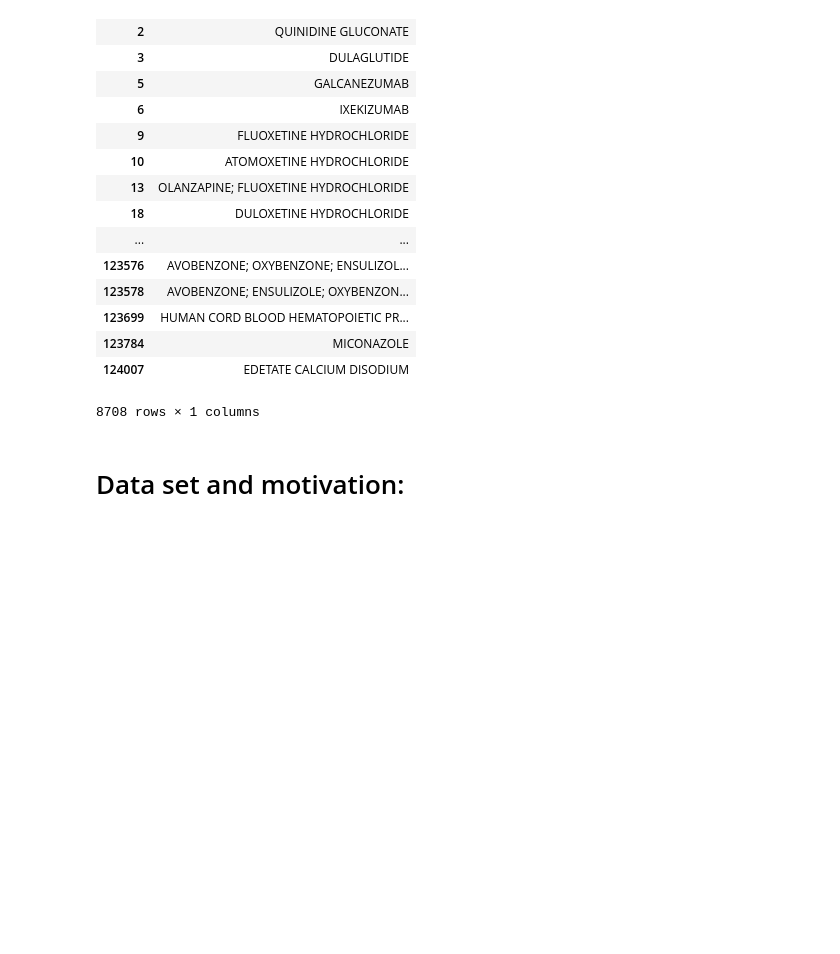
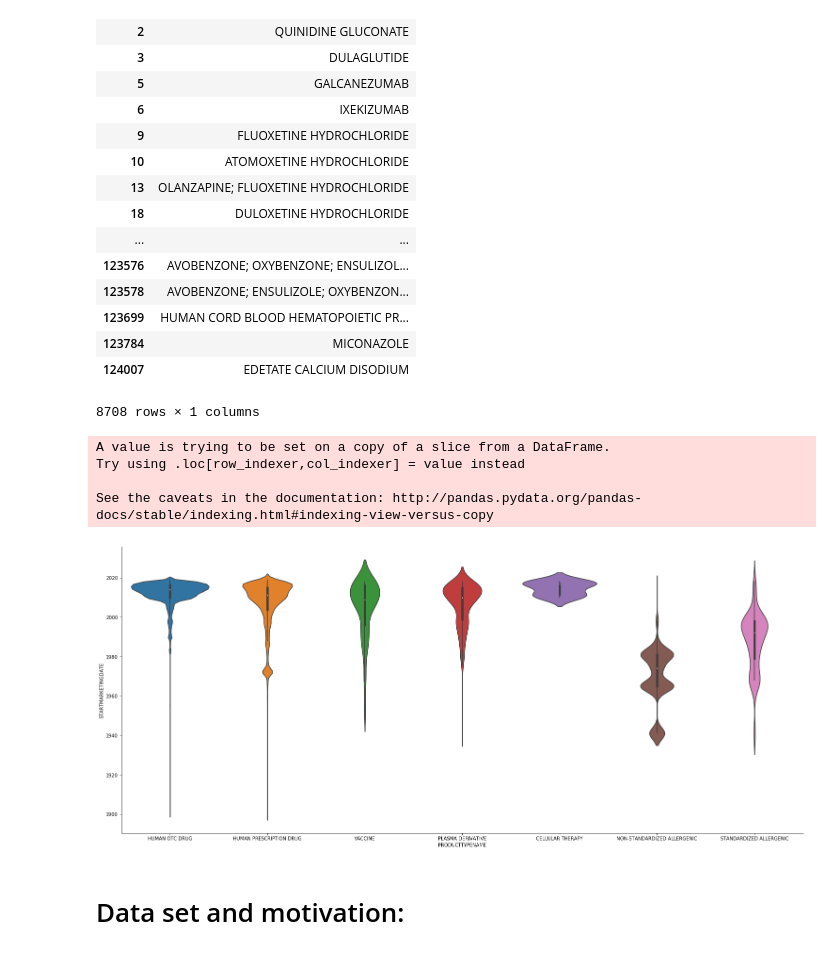
Before and after one commit to 854740262/NDC-database-analysis, a Jupyter notebook: Final_project.ipynb, the cells around one changed output. Cells and saved outputs as stored; diff of their text form; code cells hidden in the pictures; blank space fills up the shorter version.

Commit message:
violin_visual

```diff
--- a/Final_project.ipynb
+++ b/Final_project.ipynb
@@ -191,6 +190,17 @@ substance
 | 123784 | MICONAZOLE |
 | 124007 | EDETATE CALCIUM DISODIUM |
 8708 rows × 1 columns
+# %%
+product_start = product[product['STARTMARKETINGDATE'].notna()]
+product_start['STARTMARKETINGDATE'] = product_start['STARTMARKETINGDATE'].dt.year
+g = sns.catplot(x="PRODUCTTYPENAME", y="STARTMARKETINGDATE", kind="violin", data=product_start);
+g.fig.set_size_inches(30,10)
+# %% [output]
+A value is trying to be set on a copy of a slice from a DataFrame.
+Try using .loc[row_indexer,col_indexer] = value instead
+
+See the caveats in the documentation: http://pandas.pydata.org/pandas-docs/stable/indexing.html#indexing-view-versus-copy
+[figure, added]
 # %% [markdown]
 # Data set and motivation:
 # %% [markdown]
```
Also changed, not shown: parts of 1 cell of this notebook.
